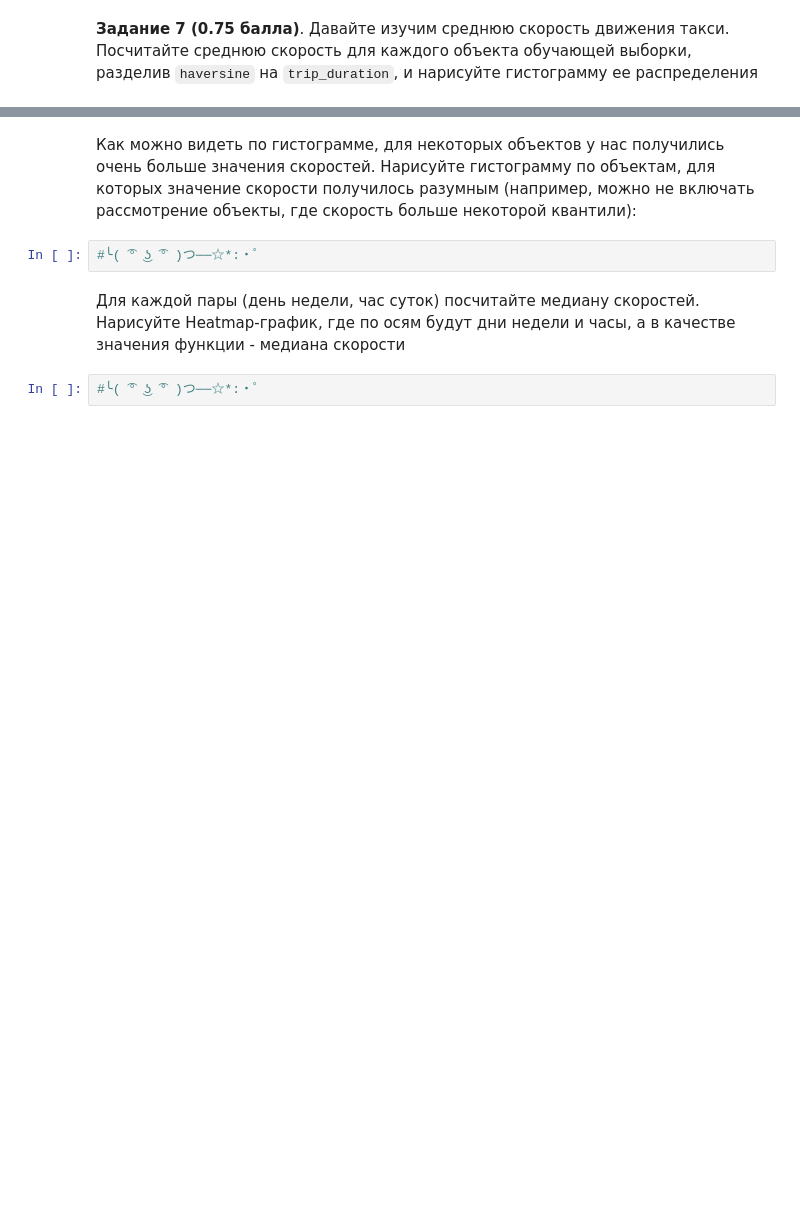
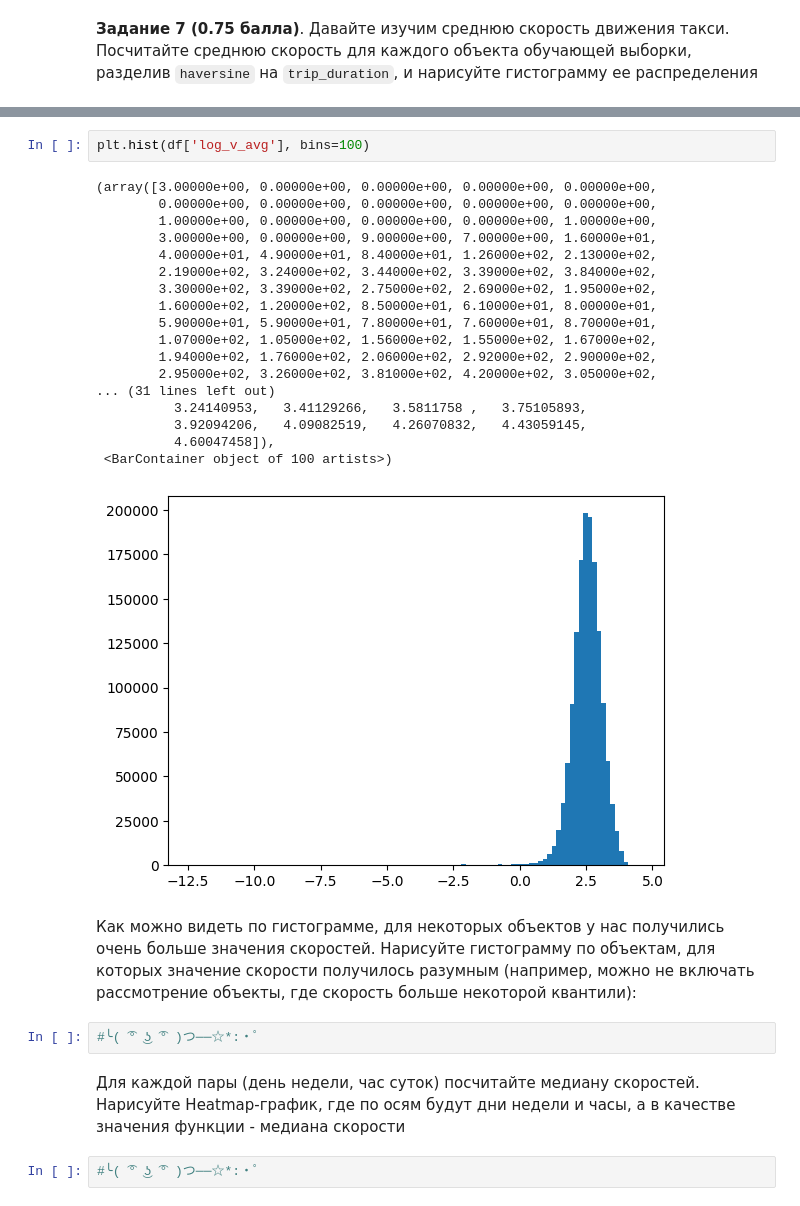
Before and after one commit to Uralbeckins/ML-Sokolov-Course, a Jupyter notebook: homework_practice_02_linregr.ipynb, the cells around one changed output, grey strips where cells are left out. Cells and saved outputs as stored; diff of their text form; blank space fills up the shorter version.

```diff
--- a/homework_practice_02_linregr.ipynb
+++ b/homework_practice_02_linregr.ipynb
@@ -440,3 +526,24 @@ plt.hist(df['v_avg'], bins=20)
+# %%
+plt.hist(df['log_v_avg'], bins=100)
+# %% [output]
+(array([3.00000e+00, 0.00000e+00, 0.00000e+00, 0.00000e+00, 0.00000e+00,
+        0.00000e+00, 0.00000e+00, 0.00000e+00, 0.00000e+00, 0.00000e+00,
+        1.00000e+00, 0.00000e+00, 0.00000e+00, 0.00000e+00, 1.00000e+00,
+        3.00000e+00, 0.00000e+00, 9.00000e+00, 7.00000e+00, 1.60000e+01,
+        4.00000e+01, 4.90000e+01, 8.40000e+01, 1.26000e+02, 2.13000e+02,
+        2.19000e+02, 3.24000e+02, 3.44000e+02, 3.39000e+02, 3.84000e+02,
+        3.30000e+02, 3.39000e+02, 2.75000e+02, 2.69000e+02, 1.95000e+02,
+        1.60000e+02, 1.20000e+02, 8.50000e+01, 6.10000e+01, 8.00000e+01,
+        5.90000e+01, 5.90000e+01, 7.80000e+01, 7.60000e+01, 8.70000e+01,
+        1.07000e+02, 1.05000e+02, 1.56000e+02, 1.55000e+02, 1.67000e+02,
+        1.94000e+02, 1.76000e+02, 2.06000e+02, 2.92000e+02, 2.90000e+02,
+        2.95000e+02, 3.26000e+02, 3.81000e+02, 4.20000e+02, 3.05000e+02,
+... (31 lines left out)
+          3.24140953,   3.41129266,   3.5811758 ,   3.75105893,
+          3.92094206,   4.09082519,   4.26070832,   4.43059145,
+          4.60047458]),
+ <BarContainer object of 100 artists>)
+[figure, added]
 # %% [markdown]
 Как можно видеть по гистограмме, для некоторых объектов у нас получились очень больше значения скоростей. Нарисуйте гистограмму по объектам, для которых значение скорости получилось разумным (например, можно не включать рассмотрение объекты, где скорость больше некоторой квантили):
 # %%
```
Also changed, not shown: parts of 16 cells of this notebook.
